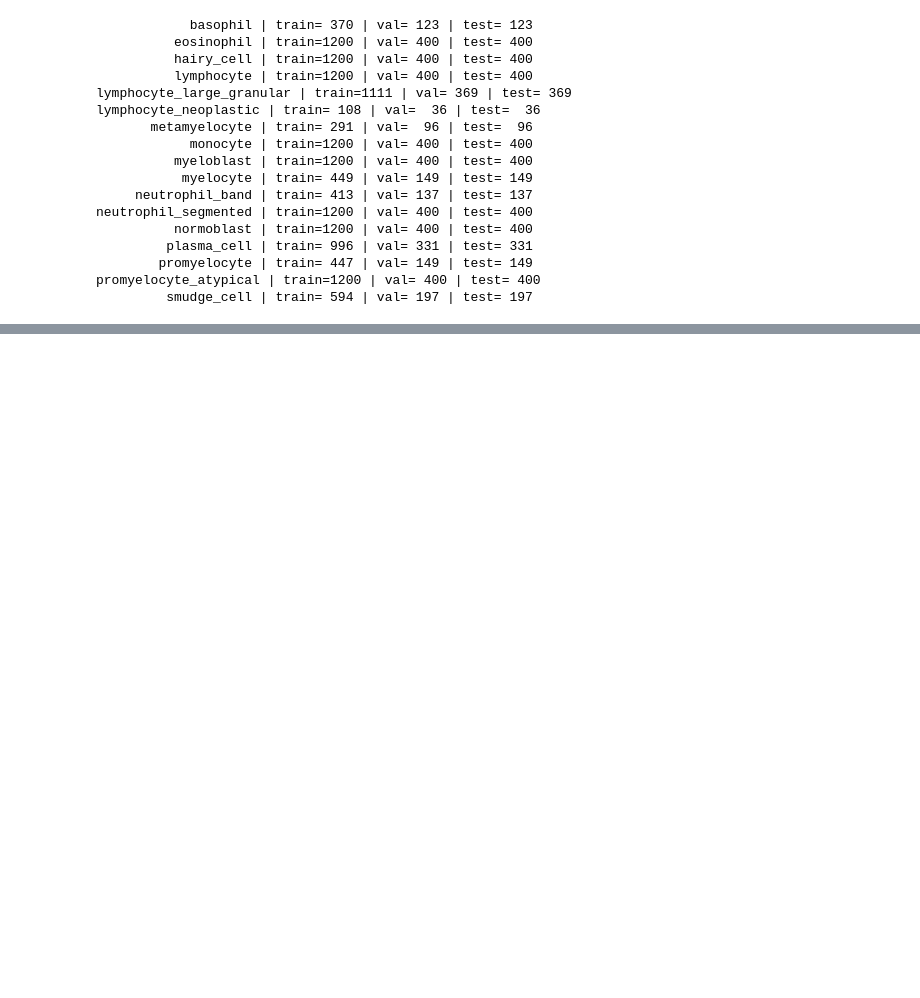
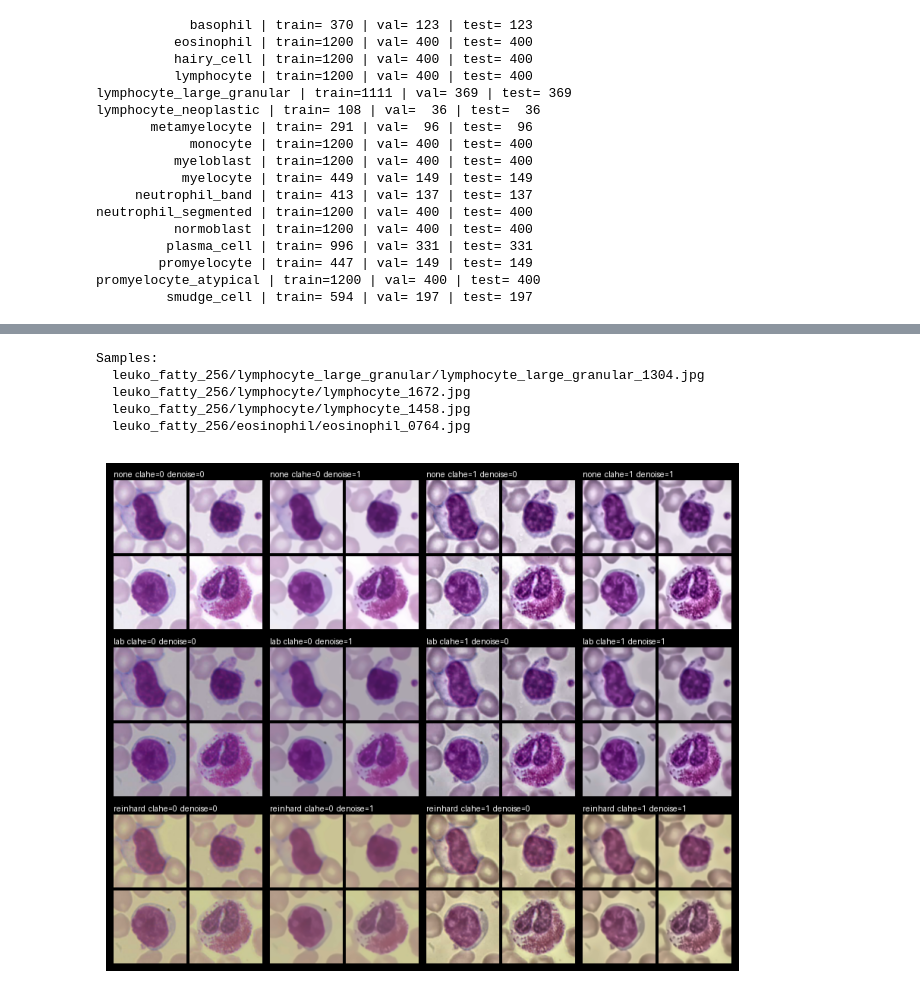
Before and after one commit to nraptis/Leukemia-Model-Zoo, a Jupyter notebook: sexy_model_zoo.ipynb, the cells around one changed output, grey strips where cells are left out. Drawn from its saved outputs; the diff is of its cells as text; code cells hidden in the pictures; blank space fills up the shorter version.

```diff
--- a/sexy_model_zoo.ipynb
+++ b/sexy_model_zoo.ipynb
@@ -736,0 +757,50 @@ def preprocess_image(
+# %%
+# Peek at preprocessing combinations (no DataLoader). Optional cell. Skip if it's broken.
+_seed = 777; _random_generator = random.Random(_seed)
+
+_samples_per_cell = 4; _samples_grid_columns = 2; _samples_grid_rows = 2
+_thumbnail_size = 96; _thumbnail_padding = 4; _panel_padding = 10; _label_height = 14; _outer_padding = 10
+_font = ImageFont.load_default()
+
+if len(jpg_file_list) == 0: raise RuntimeError(f"No .jpg files found under {DATA_ROOT}")
+
+_sample_file_paths = _random_generator.sample(jpg_file_list, k=min(_samples_per_cell, len(jpg_file_list)))
+print("Samples:"); [print(" ", _file_path) for _file_path in _sample_file_paths]
+
+_mode_rows: list[tuple[str, Optional[PreprocessingMode]]] = [("none", None), ("lab", PreprocessingMode.LAB), ("reinhard", PreprocessingMode.REINHARD)]
+_flag_columns: list[tuple[int, int]] = [(0, 0), (0, 1), (1, 0), (1, 1)]
+
+_cell_image_width  = _samples_grid_columns * _thumbnail_size + (_samples_grid_columns - 1) * _thumbnail_padding
+_cell_image_height = _samples_grid_rows    * _thumbnail_size + (_samples_grid_rows    - 1) * _thumbnail_padding
+_cell_width = _cell_image_width; _cell_height = _label_height + _cell_image_height
+
+_canvas_width  = len(_flag_columns) * _cell_width  + (len(_flag_columns) - 1) * _panel_padding + 2 * _outer_padding
+_canvas_height = len(_mode_rows)    * _cell_height + (len(_mode_rows)    - 1) * _panel_padding + 2 * _outer_padding
+
+_canvas = Image.new("RGB", (_canvas_width, _canvas_height), (0, 0, 0)); _draw = ImageDraw.Draw(_canvas)
+
+for _row_index, (_mode_label, _mode_value) in enumerate(_mode_rows):
+    for _column_index, (_clahe_flag, _denoise_flag) in enumerate(_flag_columns):
+        _x0 = _outer_padding + _column_index * (_cell_width + _panel_padding)
+        _y0 = _outer_padding + _row_index    * (_cell_height + _panel_padding)
+        _draw.text((_x0, _y0), f"{_mode_label}  clahe={_clahe_flag}  denoise={_denoise_flag}", fill=(255, 255, 255), font=_font)
+
+        for _sample_index, _file_path in enumerate(_sample_file_paths):
+            _sample_row = _sample_index // _samples_grid_columns; _sample_column = _sample_index % _samples_grid_columns
+            with Image.open(_file_path) as _image: _image_rgb = _image.convert("RGB")
+            _image_rgb = crop_inset_and_resize(image=_image_rgb, inset=int(NETWORK_POST_AUGMENTATION_INSET), network_size=int(NETWORK_SIZE_CAMILA_A))
+            _processed = preprocess_image(image=_image_rgb, mode=_mode_value, clahe=bool(_clahe_flag), denoise=bool(_denoise_flag))
+            _thumbnail = _processed.resize((_thumbnail_size, _thumbnail_size), resample=Image.Resampling.BILINEAR)
+
+            _pixel_x = _x0 + _sample_column * (_thumbnail_size + _thumbnail_padding)
+            _pixel_y = _y0 + _label_height + _sample_row * (_thumbnail_size + _thumbnail_padding)
+            _canvas.paste(_thumbnail, (_pixel_x, _pixel_y))
+
+plt.figure(figsize=(14, max(4, len(_mode_rows) * 2.2))); plt.imshow(_canvas); plt.axis("off"); plt.show()
+# %% [output]
+Samples:
+  leuko_fatty_256/lymphocyte_large_granular/lymphocyte_large_granular_1304.jpg
+  leuko_fatty_256/lymphocyte/lymphocyte_1672.jpg
+  leuko_fatty_256/lymphocyte/lymphocyte_1458.jpg
+  leuko_fatty_256/eosinophil/eosinophil_0764.jpg
+[figure, added]
```
Also changed, not shown: parts of 16 cells of this notebook.
